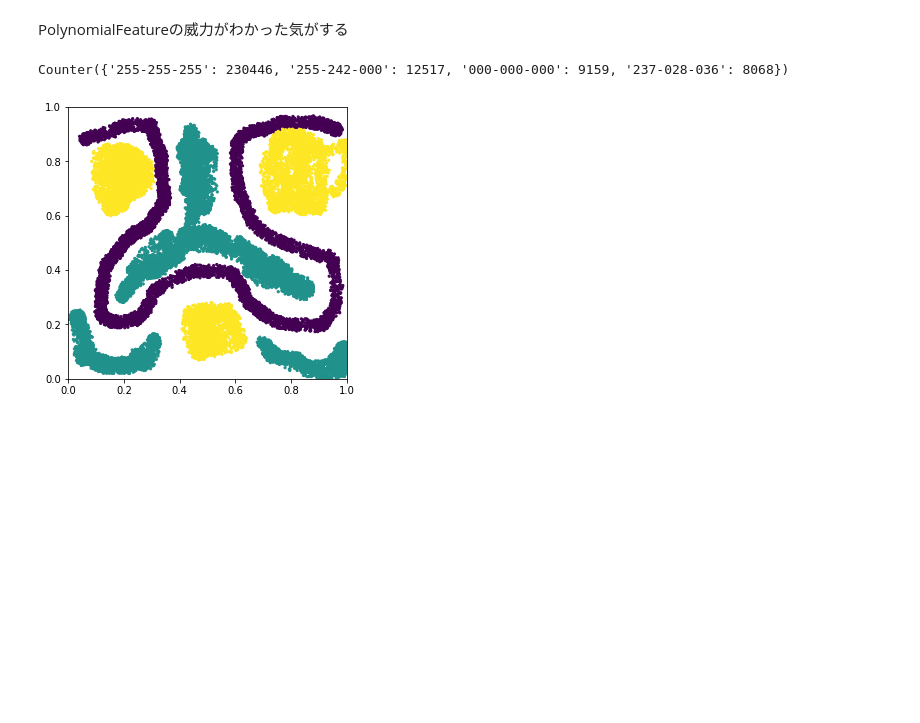
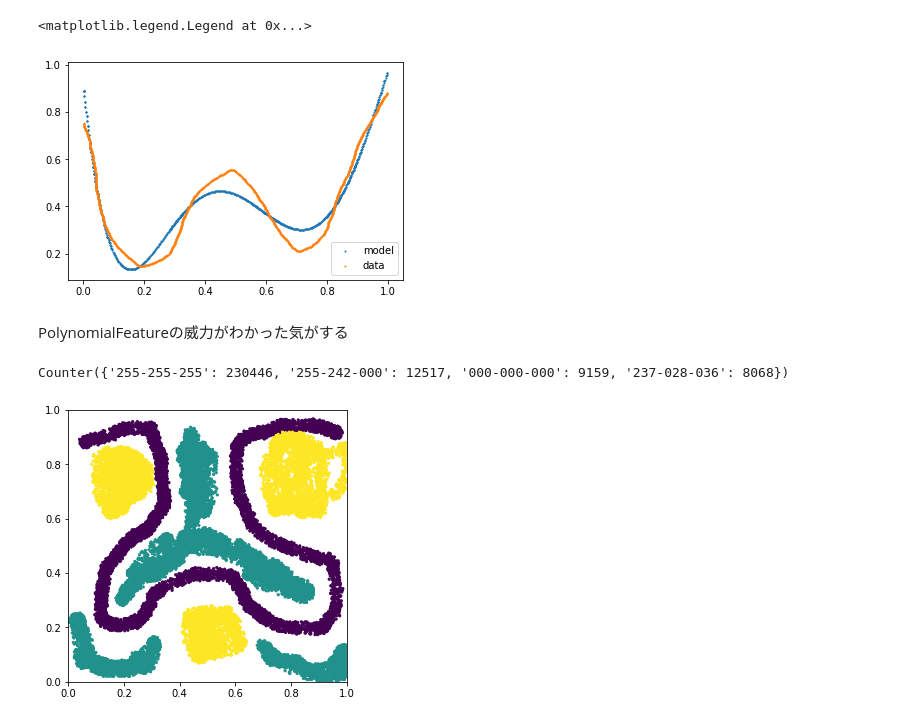
Before and after one commit to hayashikenta/ML, a Jupyter notebook: ImageToData/画像から.ipynb, the cells around one changed output. Cells and saved outputs as stored; diff of their text form; code cells hidden in the pictures; blank space fills up the shorter version.

```diff
--- a/ImageToData/画像から.ipynb
+++ b/ImageToData/画像から.ipynb
@@ -116,2 +17,0 @@ Counter({'255-255-255': 27981, '237-028-036': 189, '000-000-000': 130})
-# %%
-data = ImageToData("a_3.png",x_range=[0,1],y_range=[0,1])
@@ -166,3 +33,15 @@ plt.scatter(data[:,0],data[:,1],c=data[:,2])
+# %%
+x = data[:,0]
+y = data[:,1]
+
+z = np.polyfit(x,y,5)
+f = np.poly1d(z)
+plt.scatter(x,f(x),s=1,label="model")
+plt.scatter(x,y,s=1,label="data")
+plt.legend()
+# %% [output]
+<matplotlib.legend.Legend at 0x...>
+[figure, added]
 # %% [markdown]
 PolynomialFeatureの威力がわかった気がする
 # %%
```
Also changed, not shown: parts of 10 cells of this notebook, 1 other file.
